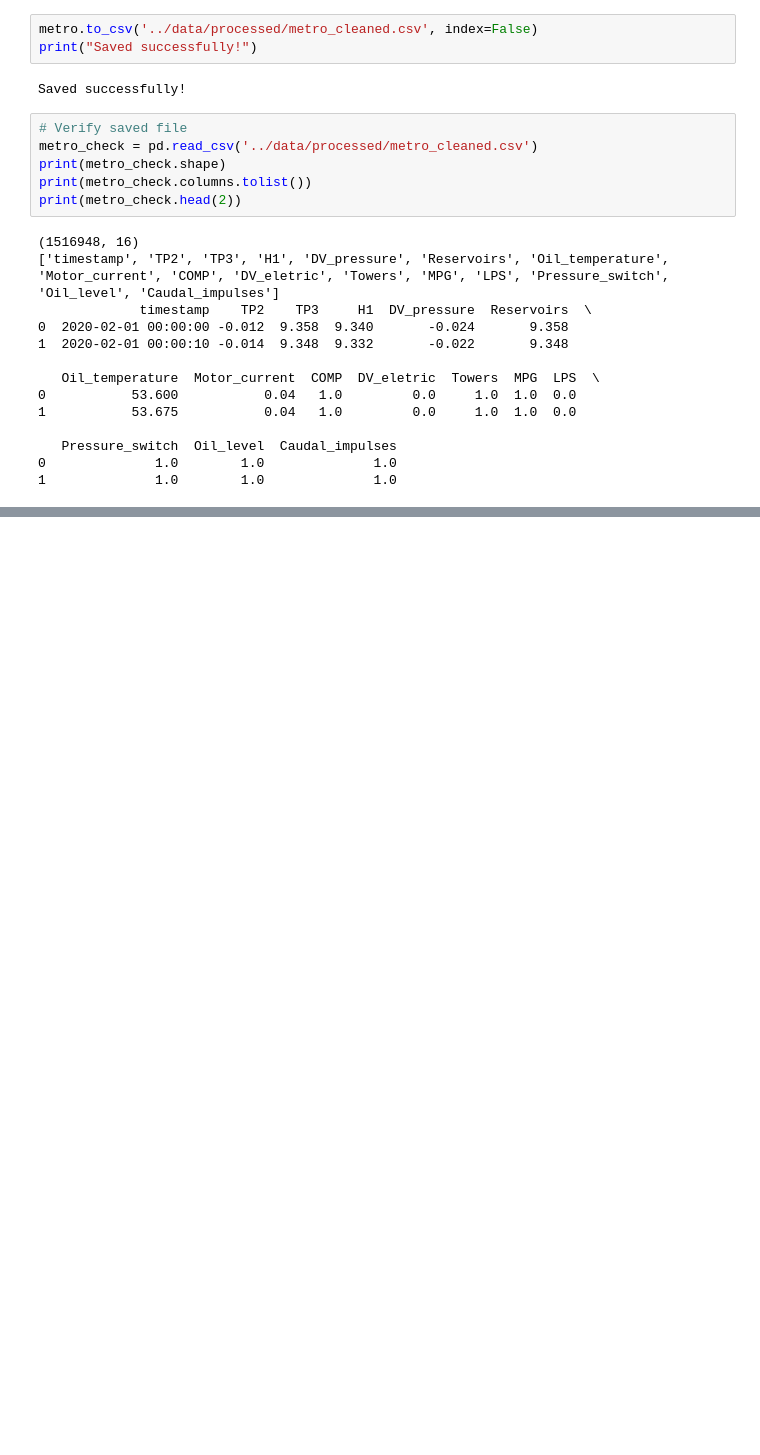
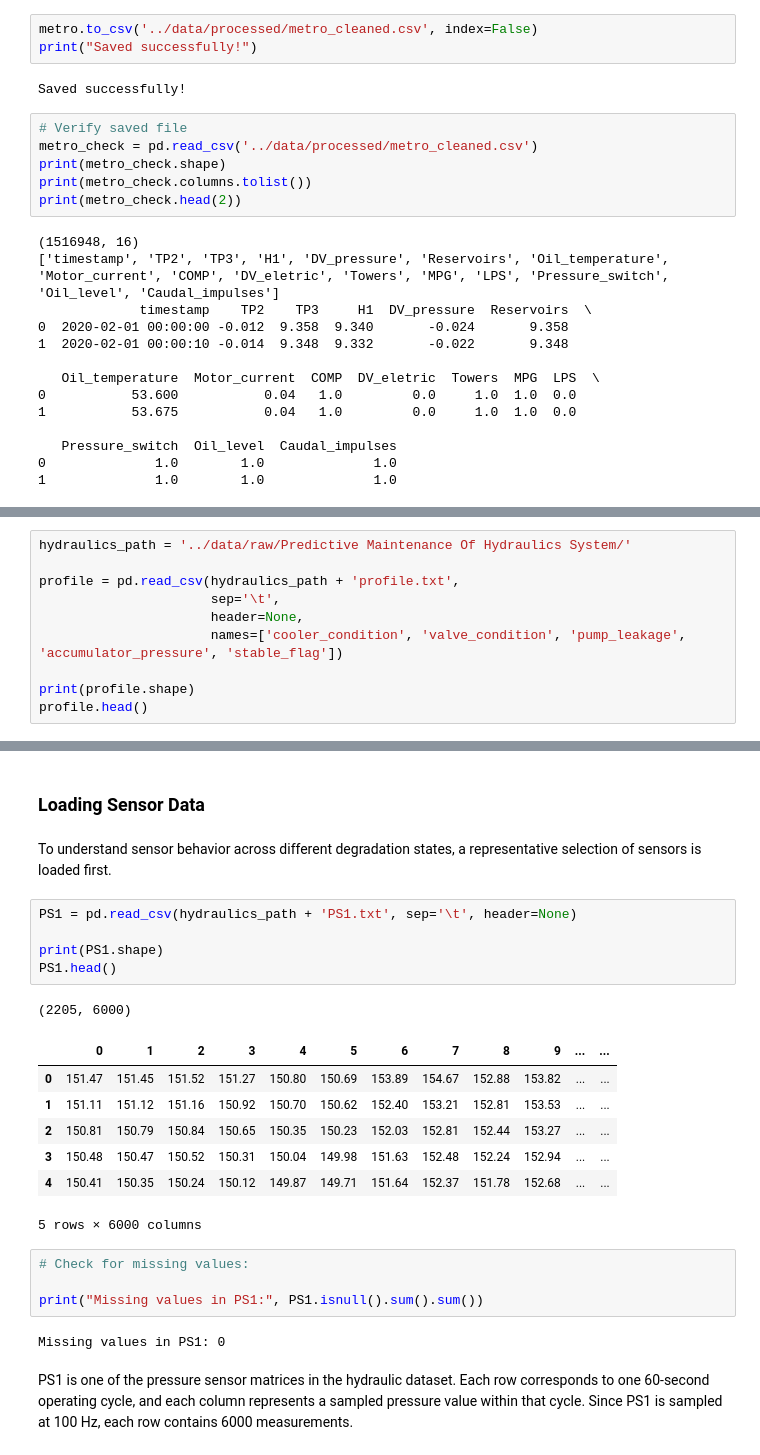
Before and after one commit to Vanya2307/Predictive-Maintenance-Fluid-Systems, a Jupyter notebook: notebooks/01_data_loading_and_cleaning.ipynb, the cells around one changed output, grey strips where cells are left out. Drawn from its saved outputs; the diff is of its cells as text; blank space fills up the shorter version.

Commit message:
Add hydraulics dataset: profile and PS1 loading

```diff
--- a/notebooks/01_data_loading_and_cleaning.ipynb
+++ b/notebooks/01_data_loading_and_cleaning.ipynb
@@ -258,0 +279,10 @@ print(metro_check.head(2))
+# %%
+hydraulics_path = '../data/raw/Predictive Maintenance Of Hydraulics System/'
+
+profile = pd.read_csv(hydraulics_path + 'profile.txt',
+                      sep='\t',
+                      header=None,
+                      names=['cooler_condition', 'valve_condition', 'pump_leakage', 'accumulator_pressure', 'stable_flag'])
+
+print(profile.shape)
+profile.head()
@@ -258,0 +327,26 @@ print(metro_check.head(2))
+# %% [markdown]
+### Loading Sensor Data
+# %% [markdown]
+To understand sensor behavior across different degradation states, a representative selection of sensors is loaded first.
+# %%
+PS1 = pd.read_csv(hydraulics_path + 'PS1.txt', sep='\t', header=None)
+
+print(PS1.shape)
+PS1.head()
+# %% [output]
+(2205, 6000)
+|  | 0 | 1 | 2 | 3 | 4 | 5 | 6 | 7 | 8 | 9 | ... | ... |
+| 0 | 151.47 | 151.45 | 151.52 | 151.27 | 150.80 | 150.69 | 153.89 | 154.67 | 152.88 | 153.82 | ... | ... |
+| 1 | 151.11 | 151.12 | 151.16 | 150.92 | 150.70 | 150.62 | 152.40 | 153.21 | 152.81 | 153.53 | ... | ... |
+| 2 | 150.81 | 150.79 | 150.84 | 150.65 | 150.35 | 150.23 | 152.03 | 152.81 | 152.44 | 153.27 | ... | ... |
+| 3 | 150.48 | 150.47 | 150.52 | 150.31 | 150.04 | 149.98 | 151.63 | 152.48 | 152.24 | 152.94 | ... | ... |
+| 4 | 150.41 | 150.35 | 150.24 | 150.12 | 149.87 | 149.71 | 151.64 | 152.37 | 151.78 | 152.68 | ... | ... |
+5 rows × 6000 columns
+# %%
+# Check for missing values:
+
+print("Missing values in PS1:", PS1.isnull().sum().sum())
+# %% [output]
+Missing values in PS1: 0
+# %% [markdown]
+PS1 is one of the pressure sensor matrices in the hydraulic dataset. Each row corresponds to one 60-second operating cycle, and each column represents a sampled pressure value within that cycle. Since PS1 is sampled at 100 Hz, each row contains 6000 measurements.
```
Also changed, not shown: parts of 8 cells of this notebook.
